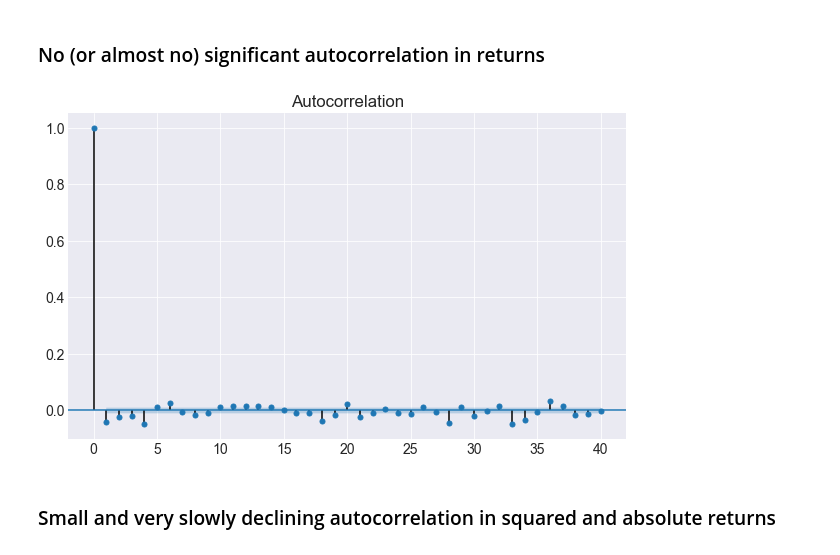
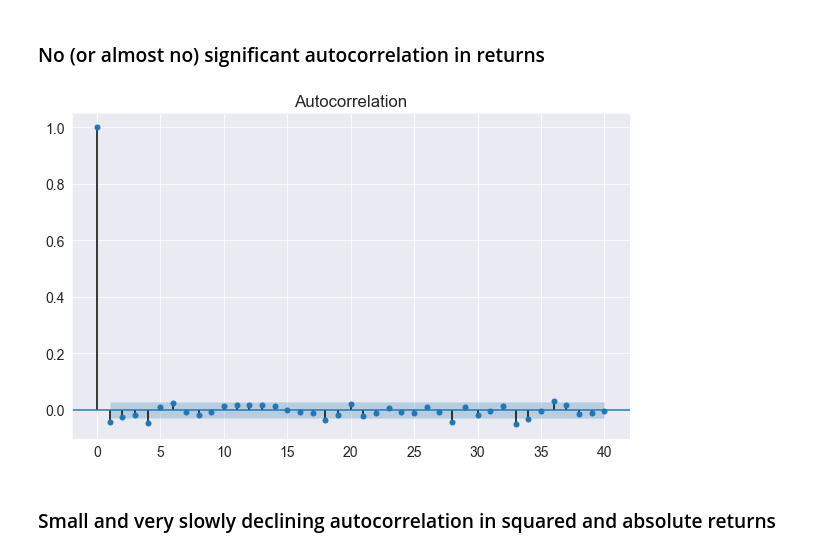
Before and after one commit to erykml/medium_articles, a Jupyter notebook: stylized_facts.ipynb, the cells around one changed output. Cells and saved outputs as stored; diff of their text form; code cells hidden in the pictures.

```diff
--- a/stylized_facts.ipynb
+++ b/stylized_facts.ipynb
@@ -42,7 +42,7 @@ sns.mpl.rcParams['savefig.dpi'] = 90
 sns.mpl.rcParams['font.size'] = 14
 
 # authentication ----
-quandl_key = 'XXX' # paste your own API key here :)
+quandl_key = 'zs7xyLhXJbVU_Sk2-4aB' # paste your own API key here :)
 quandl.ApiConfig.api_key = quandl_key
 # %% [markdown]
 ## Data gathering and preparation
@@ -139,10 +139,10 @@ Jarque-Bera statistic: 18694.53 with p-value: 0.00
 ### No (or almost no) significant autocorrelation in returns
 # %%
 # Autocorrelation plot of log returns ----
-acf_r = smt.graphics.plot_acf(df.log_rtn, lags=40 , alpha=0.5)
+acf_r = smt.graphics.plot_acf(df.log_rtn, lags=40 , alpha=0.05)
 acf_r.show()
 # %% [output]
-[figure, old version]
+[figure, new version]
 # %% [markdown]
 ### Small and very slowly declining autocorrelation in squared and absolute returns
 # %%
```
Also changed, not shown: parts of 4 cells of this notebook.
